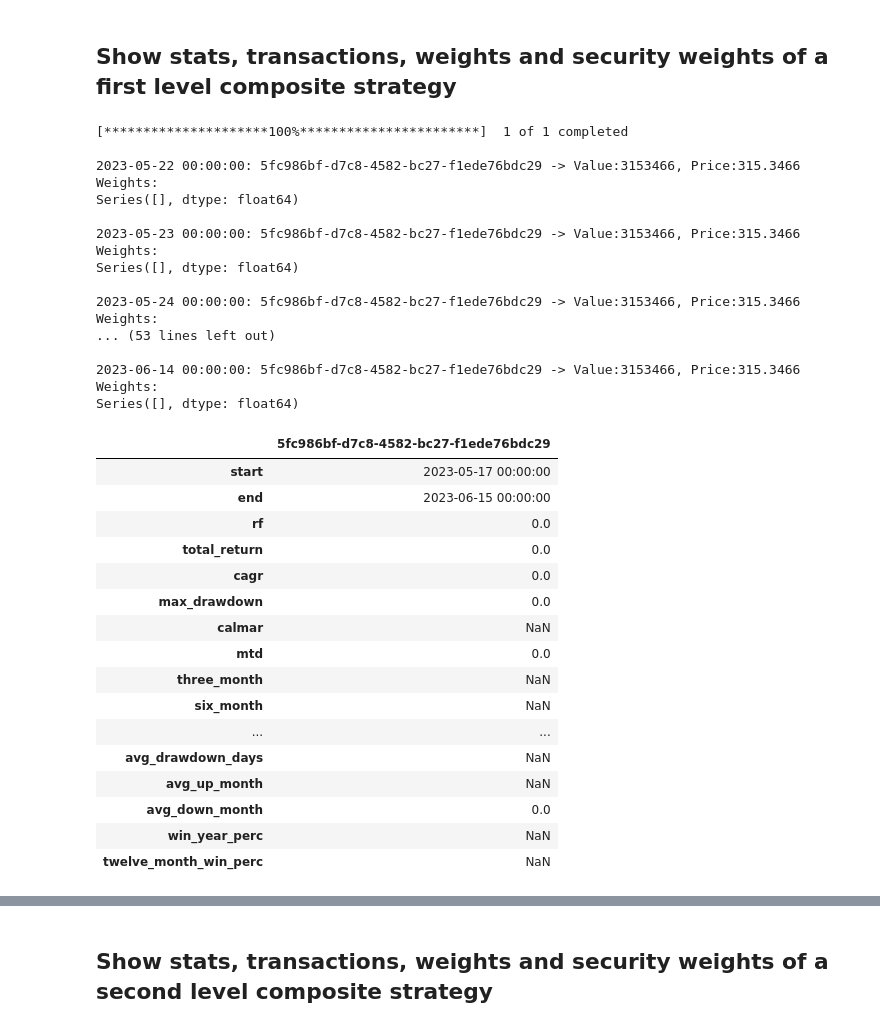
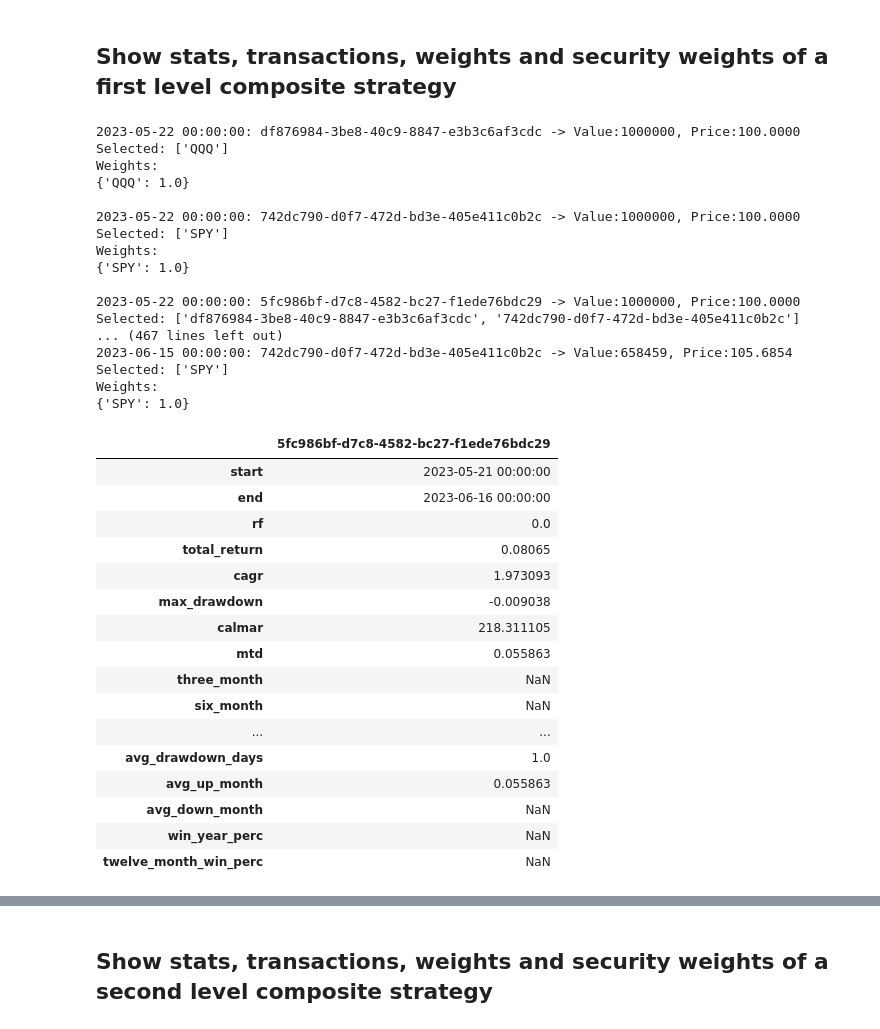
Before and after one commit to Pirat83/bt-composite-strategies, a Jupyter notebook: example.ipynb, the cells around one changed output, grey strips where cells are left out. Drawn from its saved outputs; the diff is of its cells as text; code cells hidden in the pictures.

```diff
--- a/example.ipynb
+++ b/example.ipynb
@@ -19,5 +19,7 @@ node: dict = {
 }
 
 subject = BTInterpreter(node, date.today() - timedelta(weeks=4), date.today())
-actual: bt.backtest.Result = subject.traverse()
+strategy: bt.Strategy = subject.traverse()
+backtest: bt.Backtest = subject.build_backtest(strategy)
+result: bt.backtest.Result = bt.run(backtest)
 # %% [output]
@@ -81,43 +99,45 @@ node: dict = {
 }
 
 subject = BTInterpreter(node, date.today() - timedelta(weeks=4), date.today())
-actual: bt.backtest.Result = subject.traverse()
+strategy: bt.Strategy = subject.traverse()
+backtest: bt.Backtest = subject.build_backtest(strategy)
+result: bt.backtest.Result = bt.run(backtest)
 # %% [output]
-[*********************100%***********************]  1 of 1 completed
+2023-05-22 00:00:00: df876984-3be8-40c9-8847-e3b3c6af3cdc -> Value:1000000, Price:100.0000
+Selected: ['QQQ']
+Weights:
+{'QQQ': 1.0}
 
-2023-05-22 00:00:00: 5fc986bf-d7c8-4582-bc27-f1ede76bdc29 -> Value:3153466, Price:315.3466
+2023-05-22 00:00:00: 742dc790-d0f7-472d-bd3e-405e411c0b2c -> Value:1000000, Price:100.0000
+Selected: ['SPY']
 Weights:
-Series([], dtype: float64)
+{'SPY': 1.0}
 
-2023-05-23 00:00:00: 5fc986bf-d7c8-4582-bc27-f1ede76bdc29 -> Value:3153466, Price:315.3466
+2023-05-22 00:00:00: 5fc986bf-d7c8-4582-bc27-f1ede76bdc29 -> Value:1000000, Price:100.0000
+Selected: ['df876984-3be8-40c9-8847-e3b3c6af3cdc', '742dc790-d0f7-472d-bd3e-405e411c0b2c']
+... (467 lines left out)
+2023-06-15 00:00:00: 742dc790-d0f7-472d-bd3e-405e411c0b2c -> Value:658459, Price:105.6854
+Selected: ['SPY']
 Weights:
-Series([], dtype: float64)
-
-2023-05-24 00:00:00: 5fc986bf-d7c8-4582-bc27-f1ede76bdc29 -> Value:3153466, Price:315.3466
-Weights:
-... (53 lines left out)
-
-2023-06-14 00:00:00: 5fc986bf-d7c8-4582-bc27-f1ede76bdc29 -> Value:3153466, Price:315.3466
-Weights:
-Series([], dtype: float64)
+{'SPY': 1.0}
 # %%
-actual.stats
+result.stats
 # %% [output]
 |  | 5fc986bf-d7c8-4582-bc27-f1ede76bdc29 |
-| start | 2023-05-17 00:00:00 |
-| end | 2023-06-15 00:00:00 |
+| start | 2023-05-21 00:00:00 |
+| end | 2023-06-16 00:00:00 |
 | rf | 0.0 |
-| total_return | 0.0 |
-| cagr | 0.0 |
-| max_drawdown | 0.0 |
-| calmar | NaN |
-| mtd | 0.0 |
+| total_return | 0.08065 |
+| cagr | 1.973093 |
+| max_drawdown | -0.009038 |
+| calmar | 218.311105 |
+| mtd | 0.055863 |
 | three_month | NaN |
 | six_month | NaN |
 | ... | ... |
-| avg_drawdown_days | NaN |
-| avg_up_month | NaN |
-| avg_down_month | 0.0 |
+| avg_drawdown_days | 1.0 |
+| avg_up_month | 0.055863 |
+| avg_down_month | NaN |
 | win_year_perc | NaN |
 | twelve_month_win_perc | NaN |
 # %%
```
Also changed, not shown: parts of 16 cells of this notebook, 2 other files.
